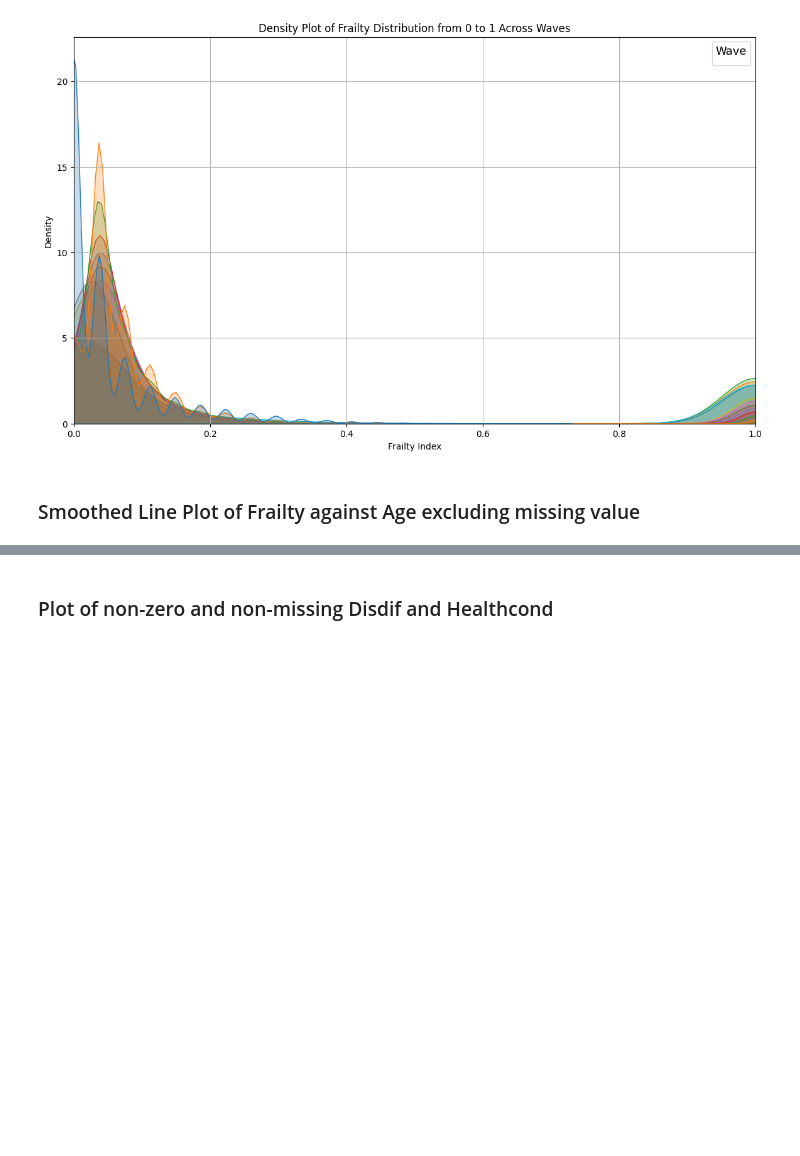
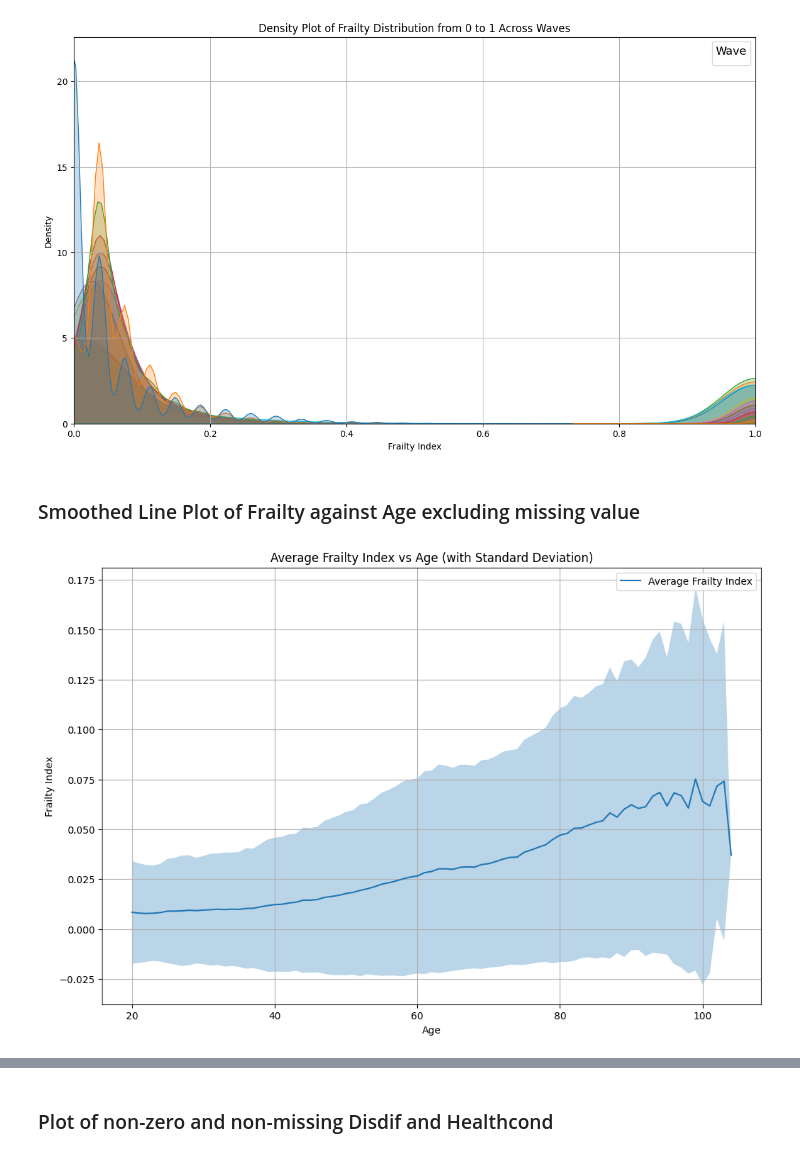
Before and after one commit to GJQu/EssexDissertation, a Jupyter notebook: hcondever_frailty.ipynb, the cells around one changed output, grey strips where cells are left out. Drawn from its saved outputs; the diff is of its cells as text; code cells hidden in the pictures; blank space fills up the shorter version.

```diff
--- a/hcondever_frailty.ipynb
+++ b/hcondever_frailty.ipynb
@@ -623,6 +677,73 @@ No artists with labels found to put in legend.  Note that artists whose label st
 [figure]
 # %% [markdown]
 ### Smoothed Line Plot of Frailty against Age excluding missing value
+# %%
+import pandas as pd
+import matplotlib.pyplot as plt
+import seaborn as sns
+import numpy as np
+
+# Load the data from the CSV file
+data_file = "/Users/gavinqu/Desktop/School/Dissertation/EssexDissertation/updated_UKHLS_with_frailty.csv"
+df = pd.read_csv(data_file)
+
+# List of wave prefixes to process
+wave_prefixes = [chr(i) for i in range(ord('a'), ord('n'))]  # Generates 'a' to 'm'
+
+# Prepare data for the plot
+scatter_data = pd.DataFrame()
+
+# Loop over each wave to extract and prepare data
+for prefix in wave_prefixes:
+    frailty_col = f'{prefix}_frailty'
+    age_col = f'{prefix}_age_dv'
+
+    # Check if the columns are in the dataframe
+    if frailty_col in df.columns and age_col in df.columns:
+        # Convert to numeric, coercing errors
+        df[frailty_col] = pd.to_numeric(df[frailty_col], errors='coerce')
+        df[age_col] = pd.to_numeric(df[age_col], errors='coerce')
+
+        # Extract the relevant columns
+        temp_df = df[['pidp', frailty_col, age_col]].copy()
+        # Rename columns for consistency
+        temp_df = temp_df.rename(columns={frailty_col: 'frailty_index', age_col: 'age'})
+        # Filter out invalid frailty indices and including only age >= 20
+        temp_df = temp_df[(temp_df['frailty_index'].notna()) &
+                          (temp_df['frailty_index'] >= 0) &
+                          (temp_df['frailty_index'] <= 1) &
+                          (temp_df['age'] >= 20)]
+
+        # Add data to the scatter plot DataFrame
+        scatter_data = pd.concat([scatter_data, temp_df], ignore_index=True)
+
+# Group by age and calculate mean frailty index
+grouped_data = scatter_data.groupby('age')['frailty_index'].mean().reset_index()
+
+# Calculate standard deviation of frailty index for each age
+grouped_data['frailty_std'] = scatter_data.groupby('age')['frailty_index'].std().values
+
+# Create a plot
+plt.figure(figsize=(12, 8))
+
+# Plot average frailty index
+sns.lineplot(x='age', y='frailty_index', data=grouped_data, label='Average Frailty Index')
+
+# Add shaded area for standard deviation
+plt.fill_between(grouped_data['age'],
+                 grouped_data['frailty_index'] - grouped_data['frailty_std'],
+                 grouped_data['frailty_index'] + grouped_data['frailty_std'],
+                 alpha=0.3)
+
+# Customize the plot
+plt.xlabel('Age')
+plt.ylabel('Frailty Index')
+plt.title('Average Frailty Index vs Age (with Standard Deviation)')
+plt.grid(True)
+
+plt.show()
+# %% [output]
+[figure, added]
 # %%
 import pandas as pd
 import matplotlib.pyplot as plt
```
Also changed, not shown: parts of 4 cells of this notebook.
